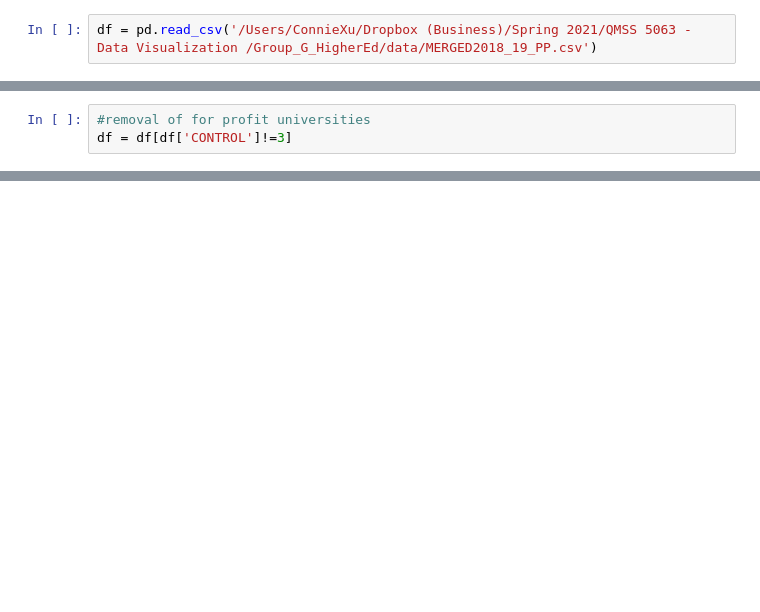
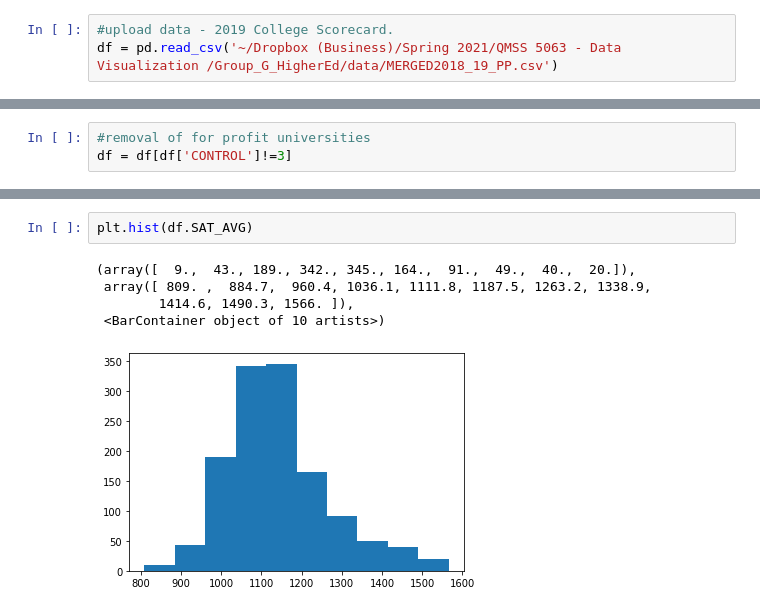
Before and after one commit to connixu/Group_G_HigherEd, a Jupyter notebook: ideas_drafts/Connie_College_Scoreboard_Exploration.ipynb, the cells around one changed output, grey strips where cells are left out. Drawn from its saved outputs; the diff is of its cells as text; blank space fills up the shorter version.

```diff
--- a/ideas_drafts/Connie_College_Scoreboard_Exploration.ipynb
+++ b/ideas_drafts/Connie_College_Scoreboard_Exploration.ipynb
@@ -6,2 +8,3 @@ import scipy
 # %%
-df = pd.read_csv('/Users/ConnieXu/Dropbox (Business)/Spring 2021/QMSS 5063 - Data Visualization /Group_G_HigherEd/data/MERGED2018_19_PP.csv')
+#upload data - 2019 College Scorecard.
+df = pd.read_csv('~/Dropbox (Business)/Spring 2021/QMSS 5063 - Data Visualization /Group_G_HigherEd/data/MERGED2018_19_PP.csv')
@@ -12,0 +29,8 @@ df = df[df['CONTROL']!=3]
+# %%
+plt.hist(df.SAT_AVG)
+# %% [output]
+(array([  9.,  43., 189., 342., 345., 164.,  91.,  49.,  40.,  20.]),
+ array([ 809. ,  884.7,  960.4, 1036.1, 1111.8, 1187.5, 1263.2, 1338.9,
+        1414.6, 1490.3, 1566. ]),
+ <BarContainer object of 10 artists>)
+[figure, added]
```
Also changed, not shown: parts of 7 cells of this notebook, 3 other files.
